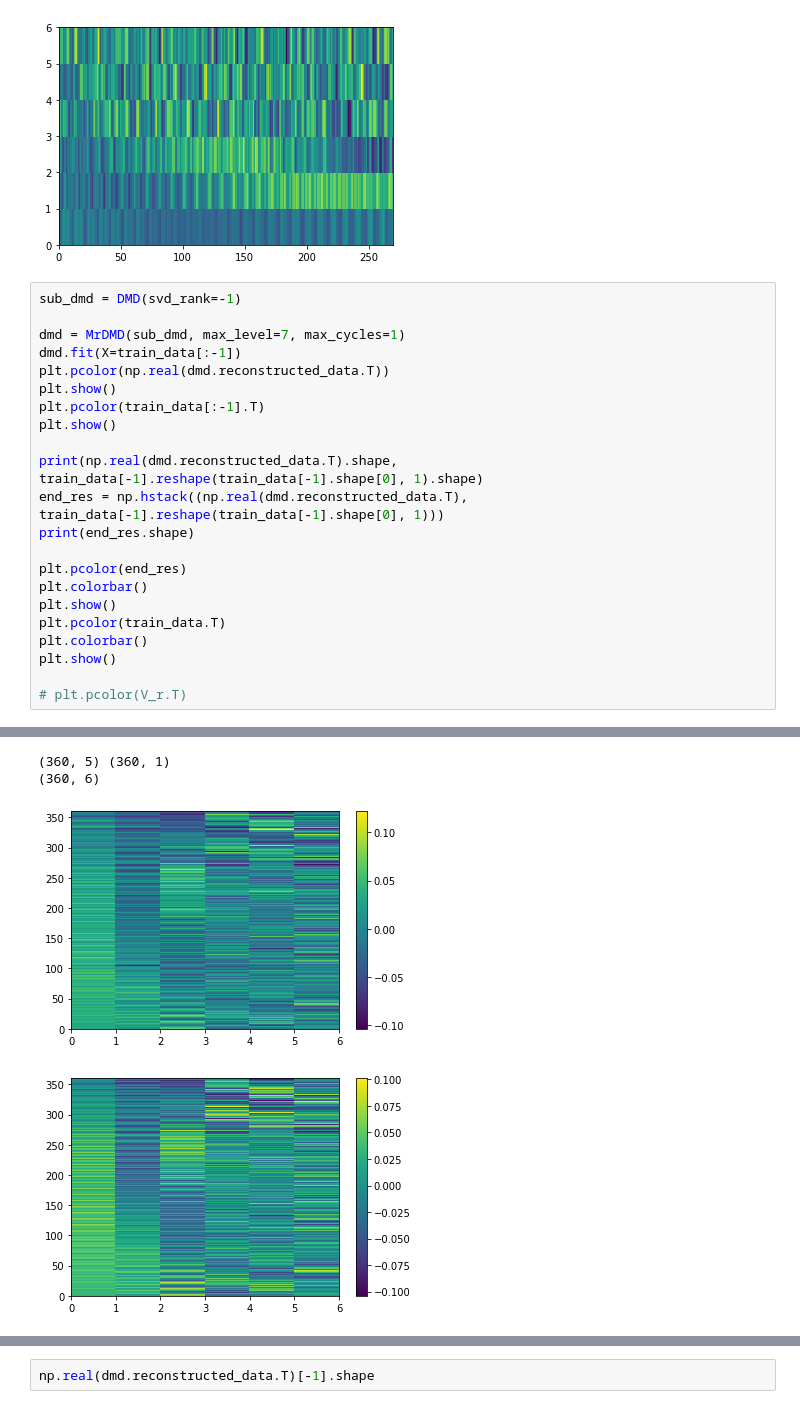
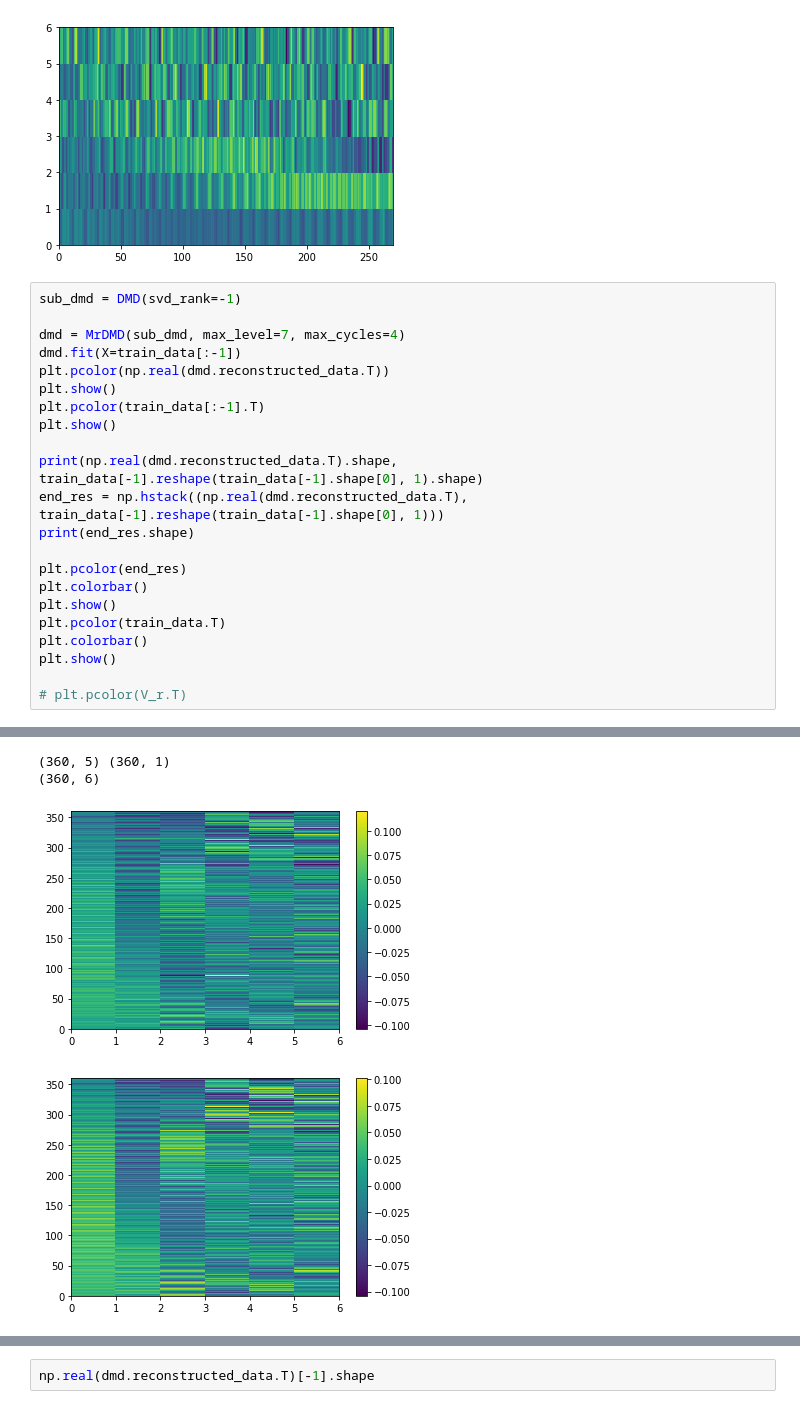
Before and after one commit to DenisSidoren/arctic_TimeSeries_analysis, a Jupyter notebook: dmd.ipynb, the cells around one changed output, grey strips where cells are left out. Cells and saved outputs as stored; diff of their text form.

```diff
--- a/dmd.ipynb
+++ b/dmd.ipynb
@@ -177,7 +187,7 @@ plt.show()
 # %%
 sub_dmd = DMD(svd_rank=-1)
 
-dmd = MrDMD(sub_dmd, max_level=7, max_cycles=1)
+dmd = MrDMD(sub_dmd, max_level=7, max_cycles=4)
 dmd.fit(X=train_data[:-1])
 plt.pcolor(np.real(dmd.reconstructed_data.T))
 plt.show()
@@ -201,5 +211,5 @@ plt.show()
 [figure]
 (360, 5) (360, 1)
 (360, 6)
-[figure, old version]
+[figure, new version]
 [figure]
```
Also changed, not shown: parts of 13 cells of this notebook.
